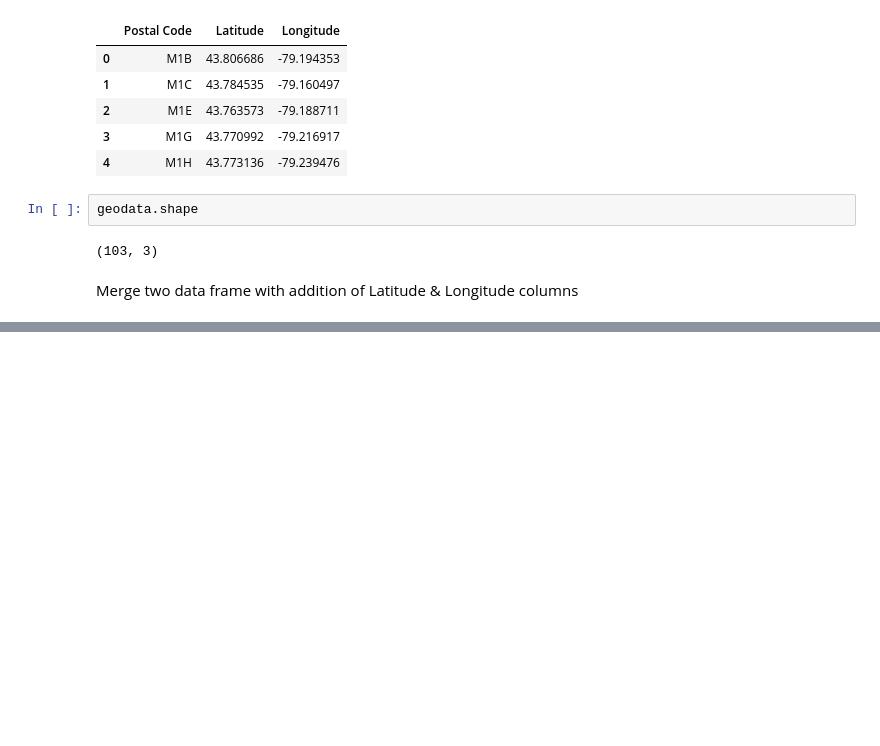
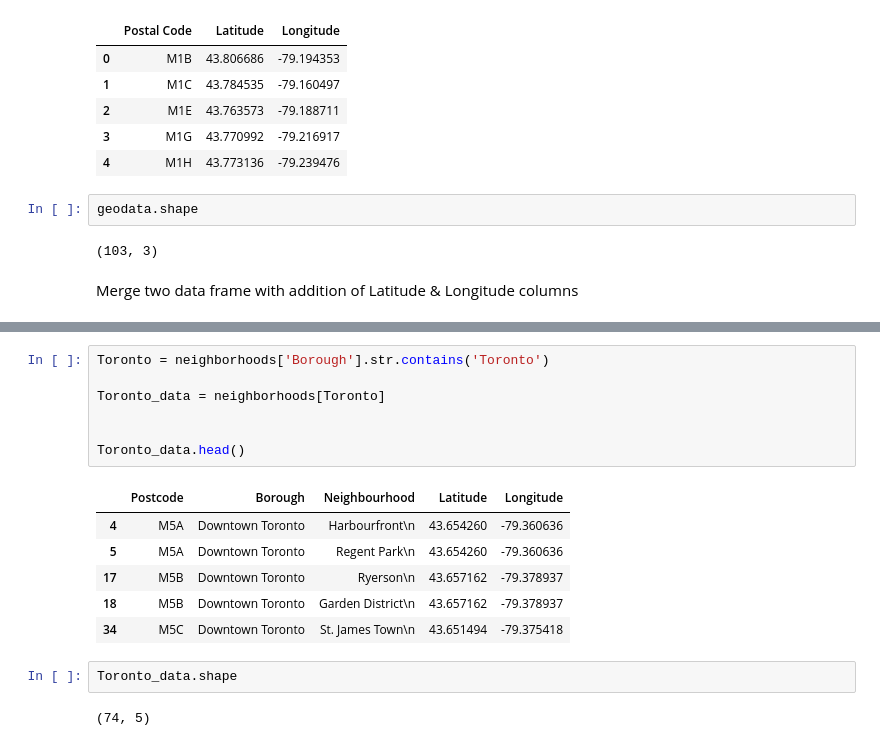
Before and after one commit to rshiv9499/Coursera_Capstone., a Jupyter notebook: Cluster the neighborhoods in Toronto - Assignment.ipynb, the cells around one changed output, grey strips where cells are left out. Drawn from its saved outputs; the diff is of its cells as text; blank space fills up the shorter version.

```diff
--- a/Cluster the neighborhoods in Toronto - Assignment.ipynb
+++ b/Cluster the neighborhoods in Toronto - Assignment.ipynb
@@ -117,0 +183,18 @@ df
+# %%
+Toronto = neighborhoods['Borough'].str.contains('Toronto')
+
+Toronto_data = neighborhoods[Toronto]
+
+
+Toronto_data.head()
+# %% [output]
+|  | Postcode | Borough | Neighbourhood | Latitude | Longitude |
+| 4 | M5A | Downtown Toronto | Harbourfront\n | 43.654260 | -79.360636 |
+| 5 | M5A | Downtown Toronto | Regent Park\n | 43.654260 | -79.360636 |
+| 17 | M5B | Downtown Toronto | Ryerson\n | 43.657162 | -79.378937 |
+| 18 | M5B | Downtown Toronto | Garden District\n | 43.657162 | -79.378937 |
+| 34 | M5C | Downtown Toronto | St. James Town\n | 43.651494 | -79.375418 |
+# %%
+Toronto_data.shape
+# %% [output]
+(74, 5)
```
Also changed, not shown: parts of 18 cells of this notebook.
